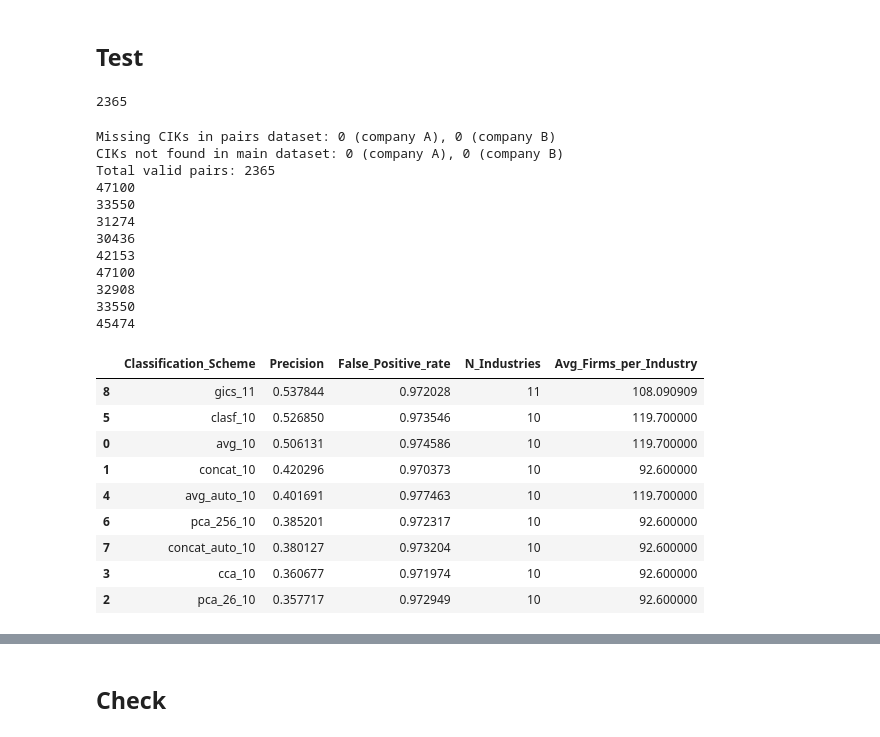
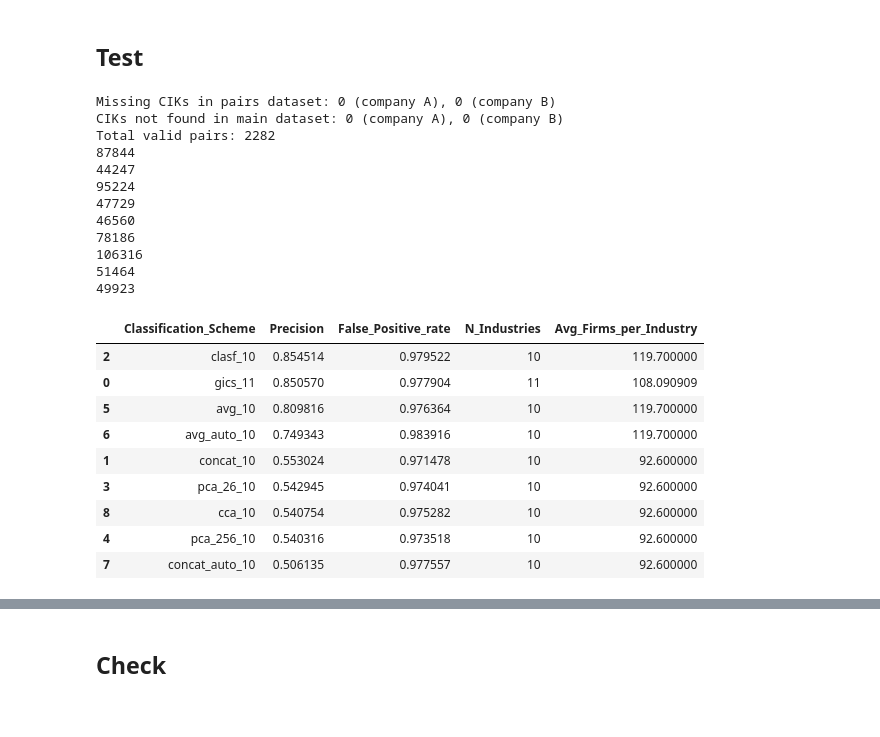
Before and after one commit to GruelFoam/CP3106, a Jupyter notebook: clustering_res/pair_evaluation.ipynb, the cells around one changed output, grey strips where cells are left out. Cells and saved outputs as stored; diff of their text form; code cells hidden in the pictures.

```diff
--- a/clustering_res/pair_evaluation.ipynb
+++ b/clustering_res/pair_evaluation.ipynb
@@ -86,10 +86,7 @@ merged_df
 # %%
 dissimilar_df = pd.read_csv(data_root + "dissimilar_pairs_2021.csv")
 similar_df = pd.read_csv(data_root + "pairs_gpt_competitors_2021.csv")
+similar_df = similar_df[similar_df['company_a_cik'] != similar_df['company_b_cik']]
-# %%
-len(similar_df)
-# %% [output]
-2365
 # %%
 classification_columns_10 = {"avg_10", "concat_10", "pca_256_10", "pca_26_10", "avg_auto_10", "concat_auto_10", "cca_10", "clasf_10", "gics_11"}
 classification_columns_100 = {"avg_100", "concat_100", "pca_256_100", "pca_26_100", "avg_auto_100", "concat_auto_100", "cca_100", "clasf_100"}
@@ -97,28 +94,28 @@ classification_columns_100 = {"avg_100", "concat_100", "pca_256_100", "pca_26_10
 # dissimilar_df_results = evaluate_all_classifications(dissimilar_df, merged_df, classification_columns_10)
 # similar_df_results = evaluate_all_classifications(similar_df, merged_df, classification_columns_10)
 # %%
-similar_df_results = precision_and_false_positive(similar_df, merged_df, classification_columns_10, 50)
+similar_df_results = precision_and_false_positive(similar_df, merged_df, classification_columns_10, 10000)
 similar_df_results.sort_values('Precision', ascending=False)
 # %% [output]
 Missing CIKs in pairs dataset: 0 (company A), 0 (company B)
 CIKs not found in main dataset: 0 (company A), 0 (company B)
-Total valid pairs: 2365
-47100
-33550
-31274
-30436
-42153
-47100
-32908
-33550
-45474
+Total valid pairs: 2282
+87844
+44247
+95224
+47729
+46560
+78186
+106316
+51464
+49923
 |  | Classification_Scheme | Precision | False_Positive_rate | N_Industries | Avg_Firms_per_Industry |
-| 8 | gics_11 | 0.537844 | 0.972028 | 11 | 108.090909 |
-| 5 | clasf_10 | 0.526850 | 0.973546 | 10 | 119.700000 |
-| 0 | avg_10 | 0.506131 | 0.974586 | 10 | 119.700000 |
-| 1 | concat_10 | 0.420296 | 0.970373 | 10 | 92.600000 |
-| 4 | avg_auto_10 | 0.401691 | 0.977463 | 10 | 119.700000 |
-| 6 | pca_256_10 | 0.385201 | 0.972317 | 10 | 92.600000 |
-| 7 | concat_auto_10 | 0.380127 | 0.973204 | 10 | 92.600000 |
-| 3 | cca_10 | 0.360677 | 0.971974 | 10 | 92.600000 |
-| 2 | pca_26_10 | 0.357717 | 0.972949 | 10 | 92.600000 |
+| 2 | clasf_10 | 0.854514 | 0.979522 | 10 | 119.700000 |
+| 0 | gics_11 | 0.850570 | 0.977904 | 11 | 108.090909 |
+| 5 | avg_10 | 0.809816 | 0.976364 | 10 | 119.700000 |
+| 6 | avg_auto_10 | 0.749343 | 0.983916 | 10 | 119.700000 |
+| 1 | concat_10 | 0.553024 | 0.971478 | 10 | 92.600000 |
+| 3 | pca_26_10 | 0.542945 | 0.974041 | 10 | 92.600000 |
+| 8 | cca_10 | 0.540754 | 0.975282 | 10 | 92.600000 |
+| 4 | pca_256_10 | 0.540316 | 0.973518 | 10 | 92.600000 |
+| 7 | concat_auto_10 | 0.506135 | 0.977557 | 10 | 92.600000 |
```
Also changed, not shown: parts of 1 cell of this notebook, 3 other files.
